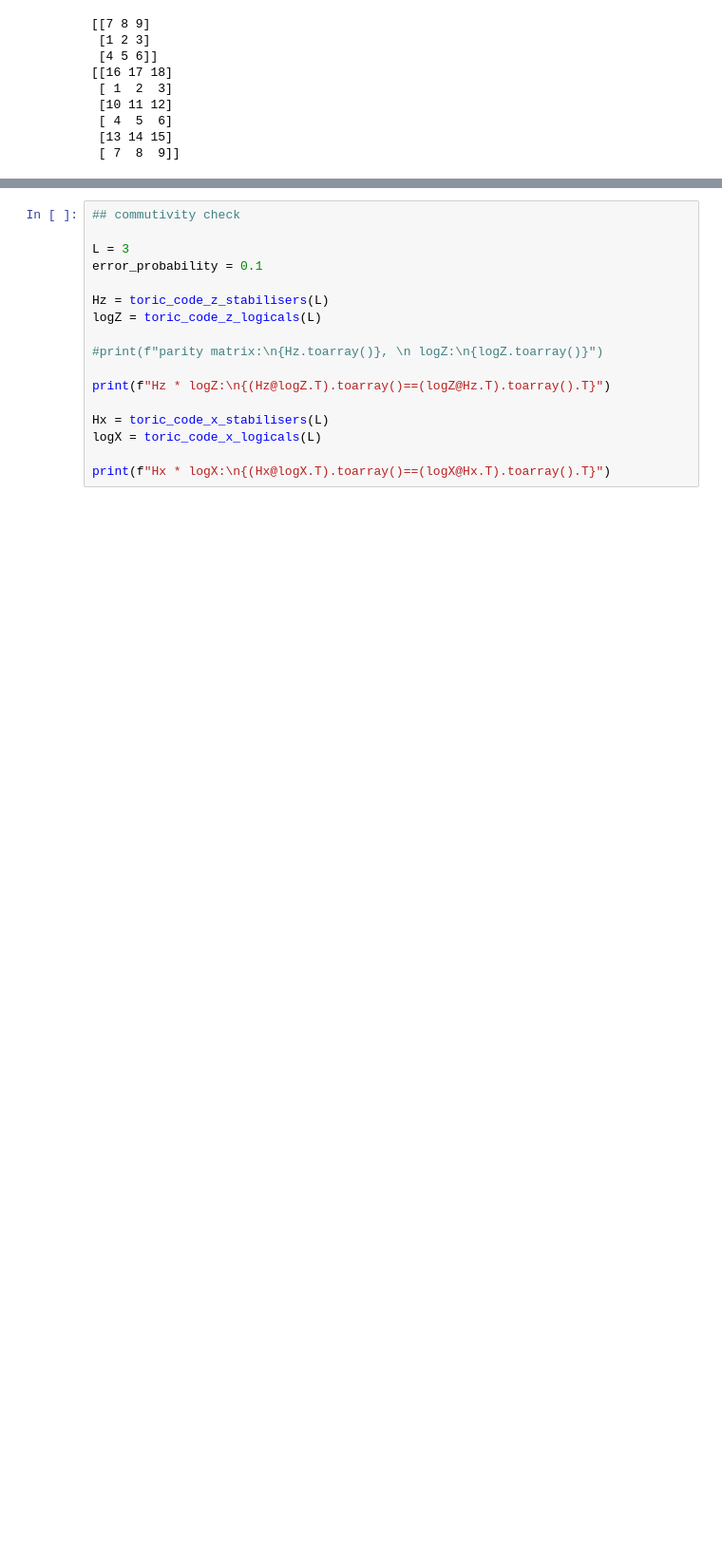
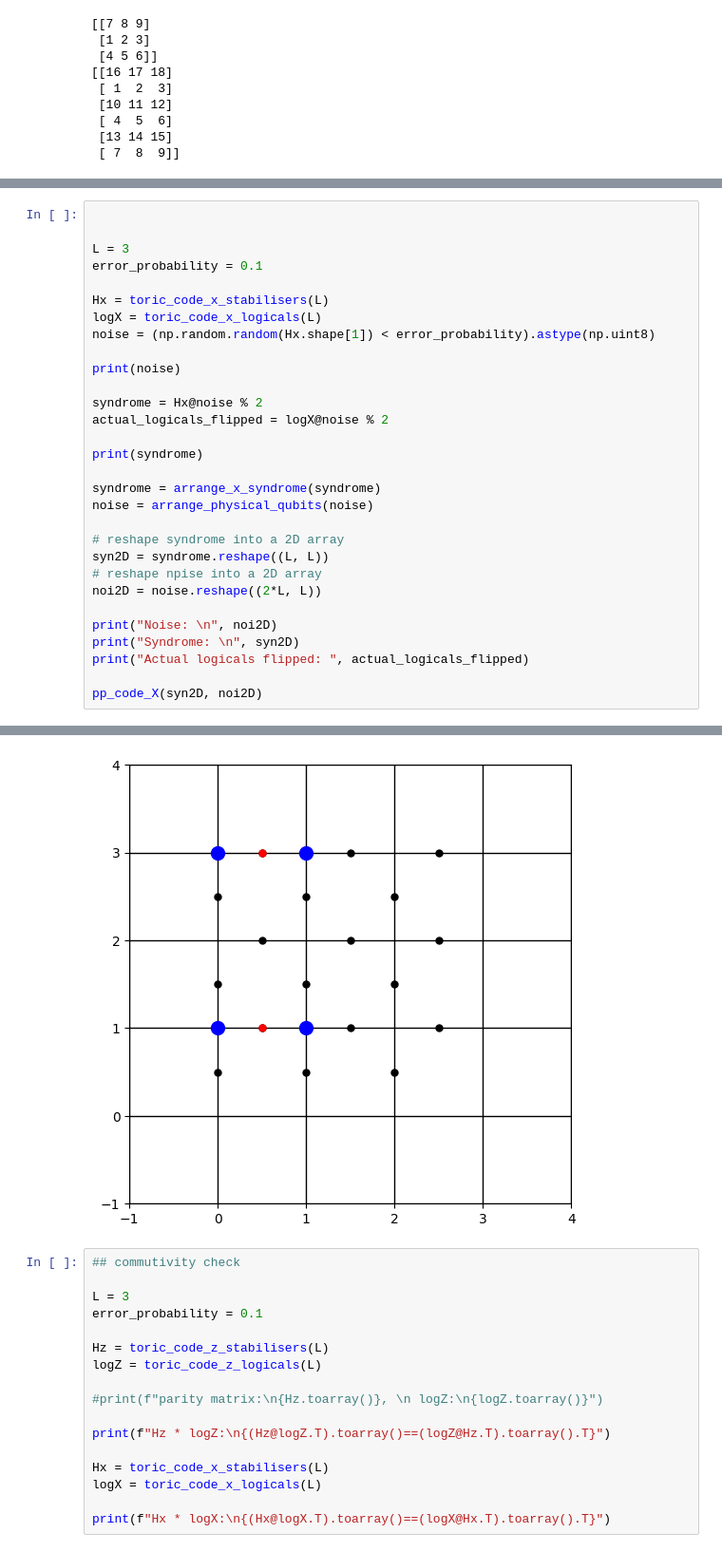
Before and after one commit to jiwang6/gconv-decoder, a Jupyter notebook: new-model/zstabAHHH.ipynb, the cells around one changed output, grey strips where cells are left out. Shown: that part at 95% size. Cells and saved outputs as stored; diff of their text form; blank space fills up the shorter version.

```diff
--- a/new-model/zstabAHHH.ipynb
+++ b/new-model/zstabAHHH.ipynb
@@ -342,0 +343,31 @@ Actual logicals flipped:  [1 0]
+# %%
+
+
+L = 3
+error_probability = 0.1
+
+Hx = toric_code_x_stabilisers(L)
+logX = toric_code_x_logicals(L)
+noise = (np.random.random(Hx.shape[1]) < error_probability).astype(np.uint8)
+
+print(noise)
+
+syndrome = Hx@noise % 2
+actual_logicals_flipped = logX@noise % 2
+
+print(syndrome)
+
+syndrome = arrange_x_syndrome(syndrome)
+noise = arrange_physical_qubits(noise)
+
+# reshape syndrome into a 2D array
+syn2D = syndrome.reshape((L, L))
+# reshape npise into a 2D array
+noi2D = noise.reshape((2*L, L))
+
+print("Noise: \n", noi2D)
+print("Syndrome: \n", syn2D)
+print("Actual logicals flipped: ", actual_logicals_flipped)
+
+pp_code_X(syn2D, noi2D)
+# %% [output]
@@ -343,3 +388,4 @@ Actual logicals flipped:  [1 0]
+[figure, added]
 # %%
 ## commutivity check
 
```
Also changed, not shown: parts of 4 cells of this notebook, 7 other files.
